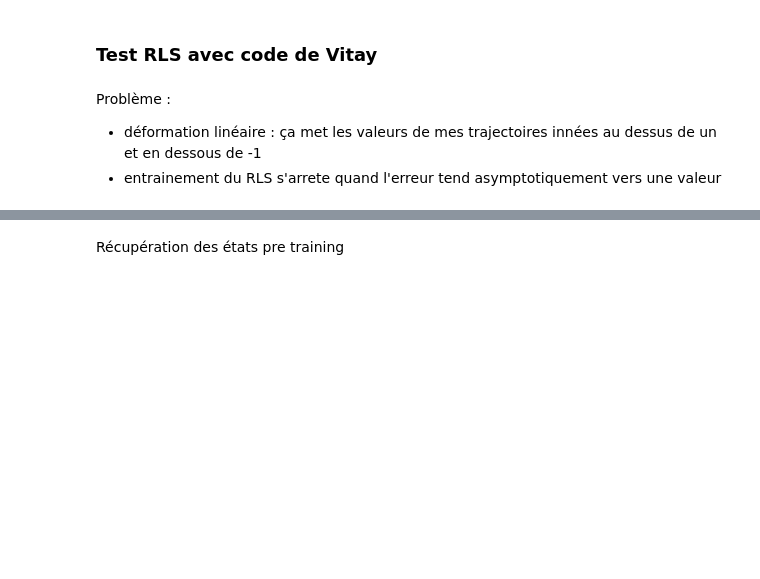
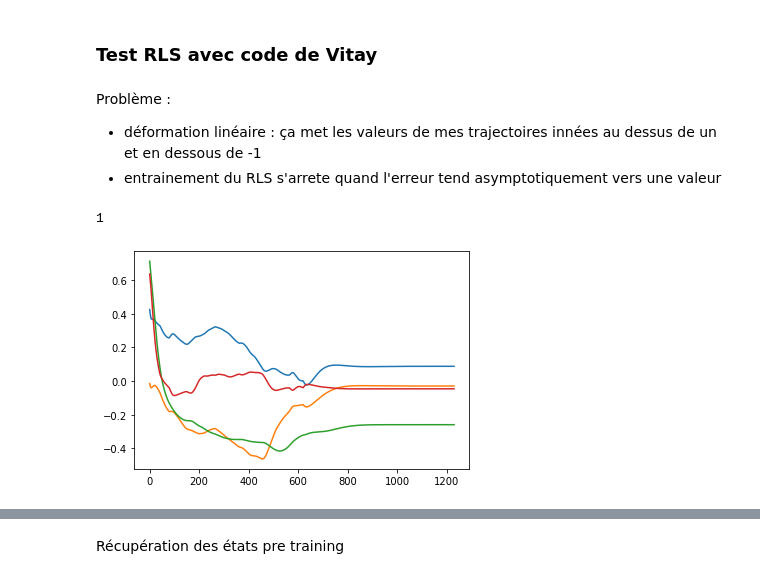
Before and after one commit to pCroiz/Stage-Mnemosyne, a Jupyter notebook: Script/main_script.ipynb, the cells around one changed output, grey strips where cells are left out. Drawn from its saved outputs; the diff is of its cells as text; code cells hidden in the pictures; blank space fills up the shorter version.

```diff
--- a/Script/main_script.ipynb
+++ b/Script/main_script.ipynb
@@ -111,6 +111,6 @@ pc = 0.2 # connectivité entre les neurones (pc dans l'article)
 SD = g/np.sqrt(pc*N)
 mu = 0
 I0 = 0.005
-biais = 0
+biais = 0.2
 
 Wout = normal(No,N,loc=mu,scale = 1/np.sqrt(N))    #Matrice de sortie
@@ -396,9 +413,6 @@ Problème :
   - déformation linéaire : ça met les valeurs de mes trajectoires innées au dessus de un et en dessous de -1
   - entrainement du RLS s'arrete quand l'erreur tend asymptotiquement vers une valeur
 # %%
-####################
-# Create the network
-####################
 
 W_rec = copy.deepcopy(W)
 I0 = 0.05
@@ -414,7 +428,7 @@ net = RecurrentNetwork(
     g = 1.6, # Synaptic strength scaling
     pc = 0.2, # Connection probability
     Io = I0, # Noise variance
-    delta = 10.0, # Initial diagonal value of the P matrix
+    delta = 1, # Initial diagonal value of the P matrix
     P_plastic = 0.9, # Percentage of neurons receiving plastic synapses
 )
 # %%
@@ -455,3 +463,12 @@ print(alea)
+# %%
+alea = randint(0,9)
+affichage_innate = np.squeeze(innate_trajectories[alea],axis =2)
+plt.plot(affichage_innate[:,:4])
+clear_output()
+print(alea)
+# %% [output]
+1
+[figure, added]
 # %%
 ####################
 # Données entrainement
```
Also changed, not shown: parts of 18 cells of this notebook, 1 other file.
